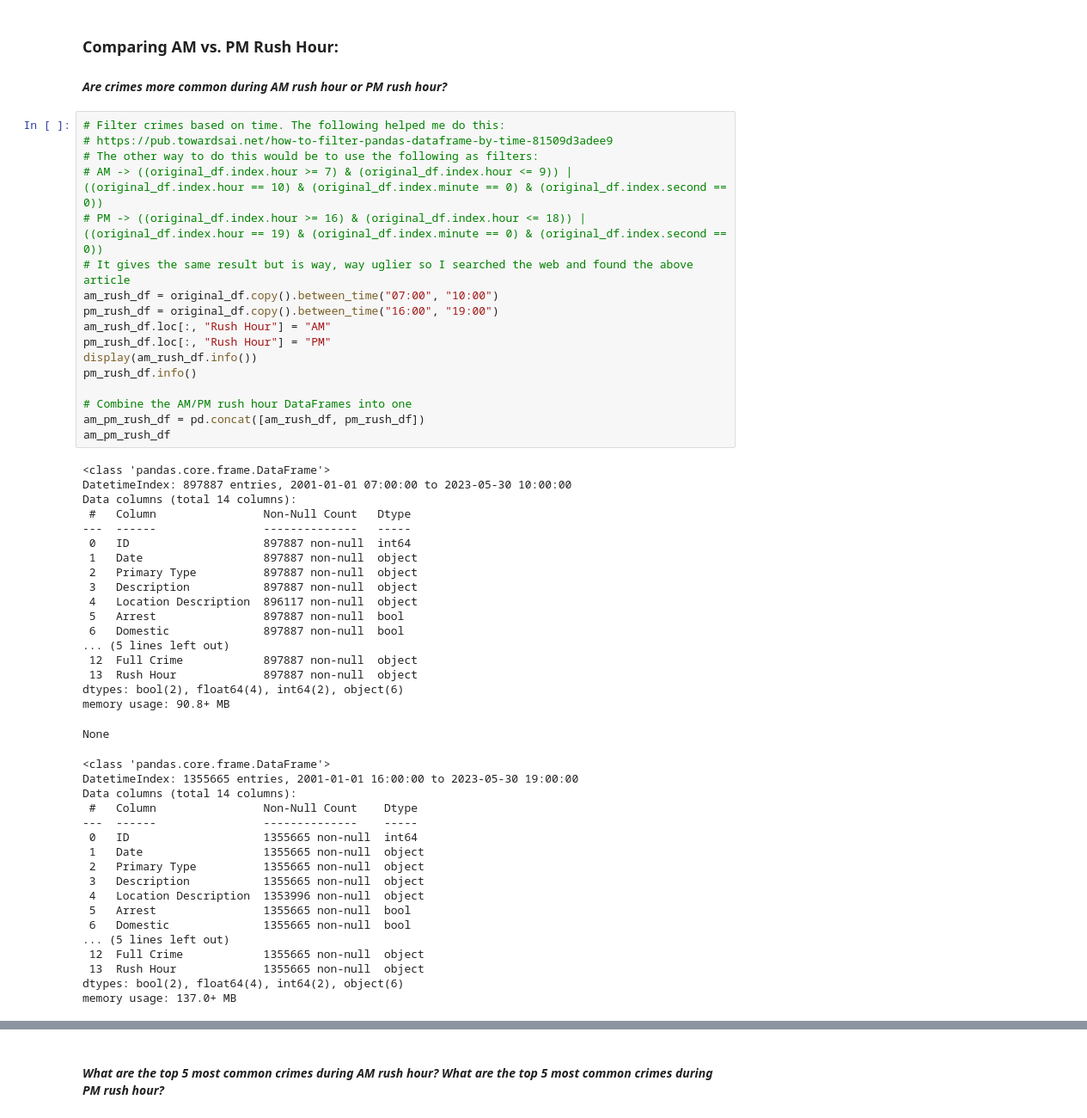
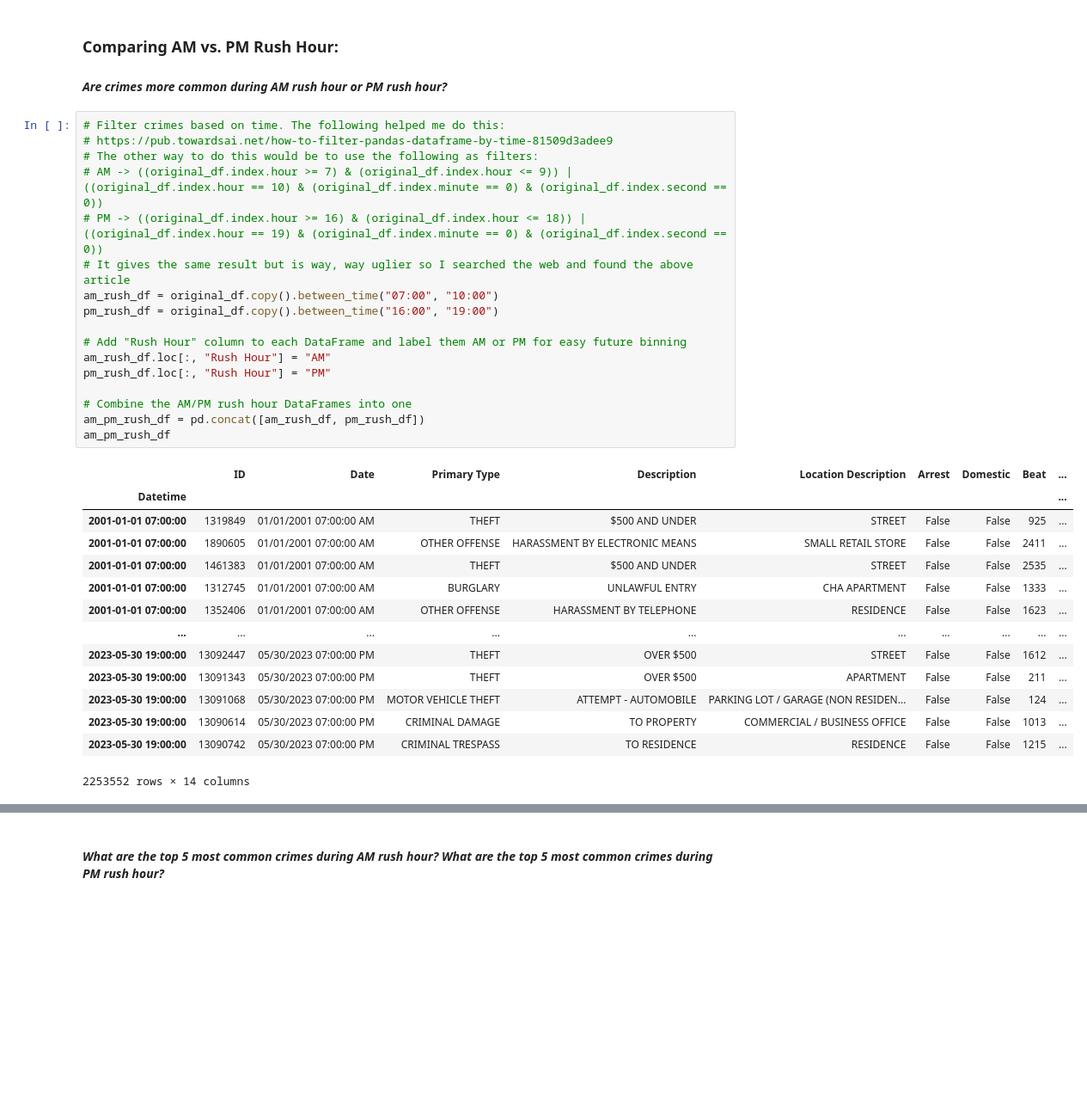
Before and after one commit to john-a-dixon/chicago-crime-time-series, a Jupyter notebook: chicago-crime-time-series.ipynb, the cells around one changed output, grey strips where cells are left out. Shown: that part at 86% size. Saved outputs shown, nothing was run; the diff lists cells and outputs as text; blank space fills up the shorter version.

```diff
--- a/chicago-crime-time-series.ipynb
+++ b/chicago-crime-time-series.ipynb
@@ -196,56 +184,35 @@ change_in_crime.loc[change_in_crime > 0].plot(kind="bar",
 # %%
 # Filter crimes based on time. The following helped me do this:
 # https://pub.towardsai.net/how-to-filter-pandas-dataframe-by-time-81509d3adee9
 # The other way to do this would be to use the following as filters:
 # AM -> ((original_df.index.hour >= 7) & (original_df.index.hour <= 9)) | ((original_df.index.hour == 10) & (original_df.index.minute == 0) & (original_df.index.second == 0))
 # PM -> ((original_df.index.hour >= 16) & (original_df.index.hour <= 18)) | ((original_df.index.hour == 19) & (original_df.index.minute == 0) & (original_df.index.second == 0))
 # It gives the same result but is way, way uglier so I searched the web and found the above article
 am_rush_df = original_df.copy().between_time("07:00", "10:00")
 pm_rush_df = original_df.copy().between_time("16:00", "19:00")
+
+# Add "Rush Hour" column to each DataFrame and label them AM or PM for easy future binning
 am_rush_df.loc[:, "Rush Hour"] = "AM"
 pm_rush_df.loc[:, "Rush Hour"] = "PM"
-display(am_rush_df.info())
-pm_rush_df.info()
 
 # Combine the AM/PM rush hour DataFrames into one
 am_pm_rush_df = pd.concat([am_rush_df, pm_rush_df])
 am_pm_rush_df
 # %% [output]
+|  | ID | Date | Primary Type | Description | Location Description | Arrest | Domestic | Beat | ... |
+| Datetime |  |  |  |  |  |  |  |  | ... |
+| 2001-01-01 07:00:00 | 1319849 | 01/01/2001 07:00:00 AM | THEFT | $500 AND UNDER | STREET | False | False | 925 | ... |
+| 2001-01-01 07:00:00 | 1890605 | 01/01/2001 07:00:00 AM | OTHER OFFENSE | HARASSMENT BY ELECTRONIC MEANS | SMALL RETAIL STORE | False | False | 2411 | ... |
+| 2001-01-01 07:00:00 | 1461383 | 01/01/2001 07:00:00 AM | THEFT | $500 AND UNDER | STREET | False | False | 2535 | ... |
+| 2001-01-01 07:00:00 | 1312745 | 01/01/2001 07:00:00 AM | BURGLARY | UNLAWFUL ENTRY | CHA APARTMENT | False | False | 1333 | ... |
+| 2001-01-01 07:00:00 | 1352406 | 01/01/2001 07:00:00 AM | OTHER OFFENSE | HARASSMENT BY TELEPHONE | RESIDENCE | False | False | 1623 | ... |
+| ... | ... | ... | ... | ... | ... | ... | ... | ... | ... |
+| 2023-05-30 19:00:00 | 13092447 | 05/30/2023 07:00:00 PM | THEFT | OVER $500 | STREET | False | False | 1612 | ... |
+| 2023-05-30 19:00:00 | 13091343 | 05/30/2023 07:00:00 PM | THEFT | OVER $500 | APARTMENT | False | False | 211 | ... |
+| 2023-05-30 19:00:00 | 13091068 | 05/30/2023 07:00:00 PM | MOTOR VEHICLE THEFT | ATTEMPT - AUTOMOBILE | PARKING LOT / GARAGE (NON RESIDEN... | False | False | 124 | ... |
+| 2023-05-30 19:00:00 | 13090614 | 05/30/2023 07:00:00 PM | CRIMINAL DAMAGE | TO PROPERTY | COMMERCIAL / BUSINESS OFFICE | False | False | 1013 | ... |
+| 2023-05-30 19:00:00 | 13090742 | 05/30/2023 07:00:00 PM | CRIMINAL TRESPASS | TO RESIDENCE | RESIDENCE | False | False | 1215 | ... |
-<class 'pandas.core.frame.DataFrame'>
-DatetimeIndex: 897887 entries, 2001-01-01 07:00:00 to 2023-05-30 10:00:00
-Data columns (total 14 columns):
- #   Column                Non-Null Count   Dtype
----  ------                --------------   -----
- 0   ID                    897887 non-null  int64
- 1   Date                  897887 non-null  object
- 2   Primary Type          897887 non-null  object
- 3   Description           897887 non-null  object
- 4   Location Description  896117 non-null  object
- 5   Arrest                897887 non-null  bool
- 6   Domestic              897887 non-null  bool
-... (5 lines left out)
- 12  Full Crime            897887 non-null  object
- 13  Rush Hour             897887 non-null  object
-dtypes: bool(2), float64(4), int64(2), object(6)
-memory usage: 90.8+ MB
+2253552 rows × 14 columns
-None
-<class 'pandas.core.frame.DataFrame'>
-DatetimeIndex: 1355665 entries, 2001-01-01 16:00:00 to 2023-05-30 19:00:00
-Data columns (total 14 columns):
- #   Column                Non-Null Count    Dtype
----  ------                --------------    -----
- 0   ID                    1355665 non-null  int64
- 1   Date                  1355665 non-null  object
- 2   Primary Type          1355665 non-null  object
- 3   Description           1355665 non-null  object
- 4   Location Description  1353996 non-null  object
- 5   Arrest                1355665 non-null  bool
- 6   Domestic              1355665 non-null  bool
-... (5 lines left out)
- 12  Full Crime            1355665 non-null  object
- 13  Rush Hour             1355665 non-null  object
-dtypes: bool(2), float64(4), int64(2), object(6)
-memory usage: 137.0+ MB
 # %%
 # Create the plot
 ax = am_pm_rush_df["Rush Hour"].value_counts().sort_index().plot(kind="barh", figsize=(10, 5))
```
Also changed, not shown: parts of 19 cells of this notebook.
